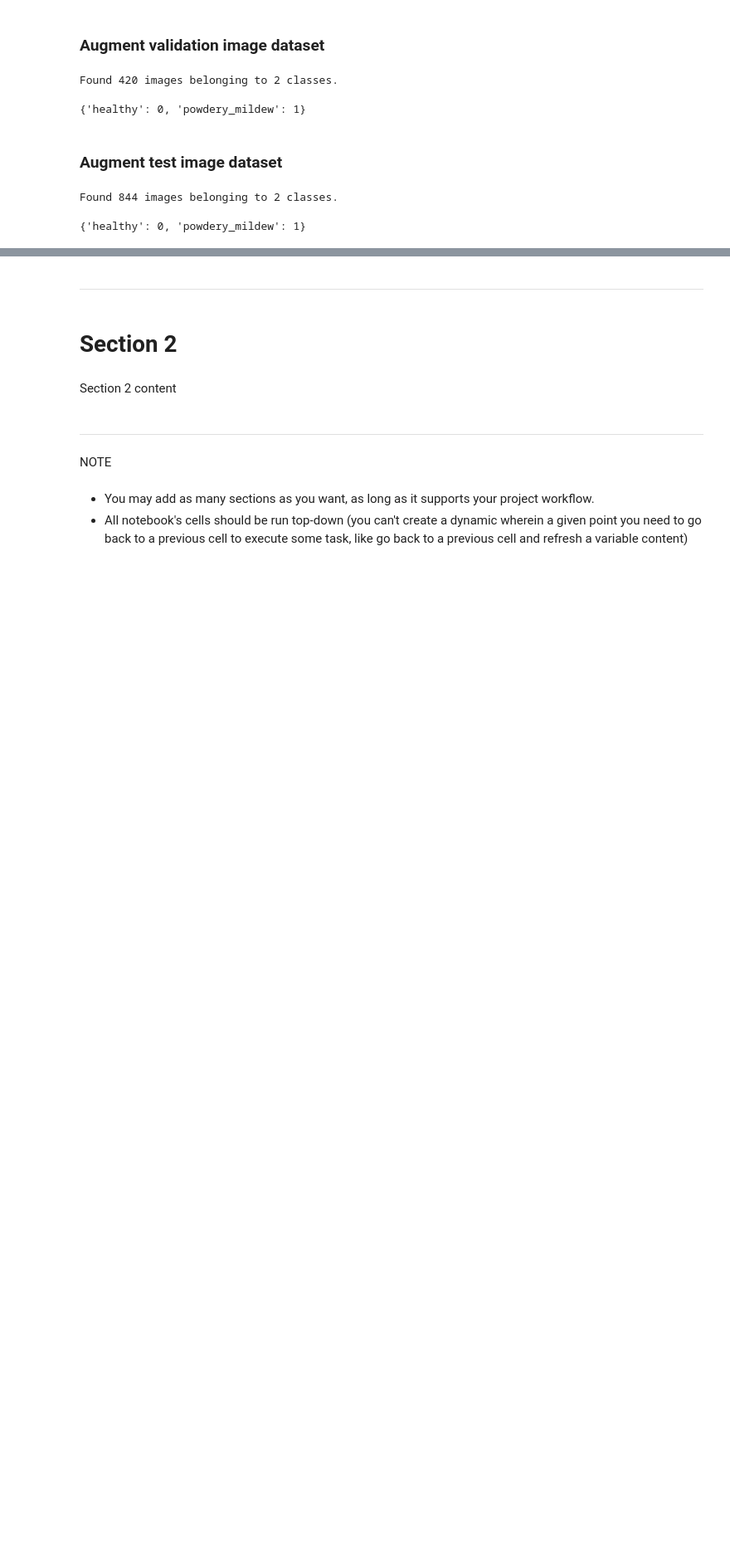
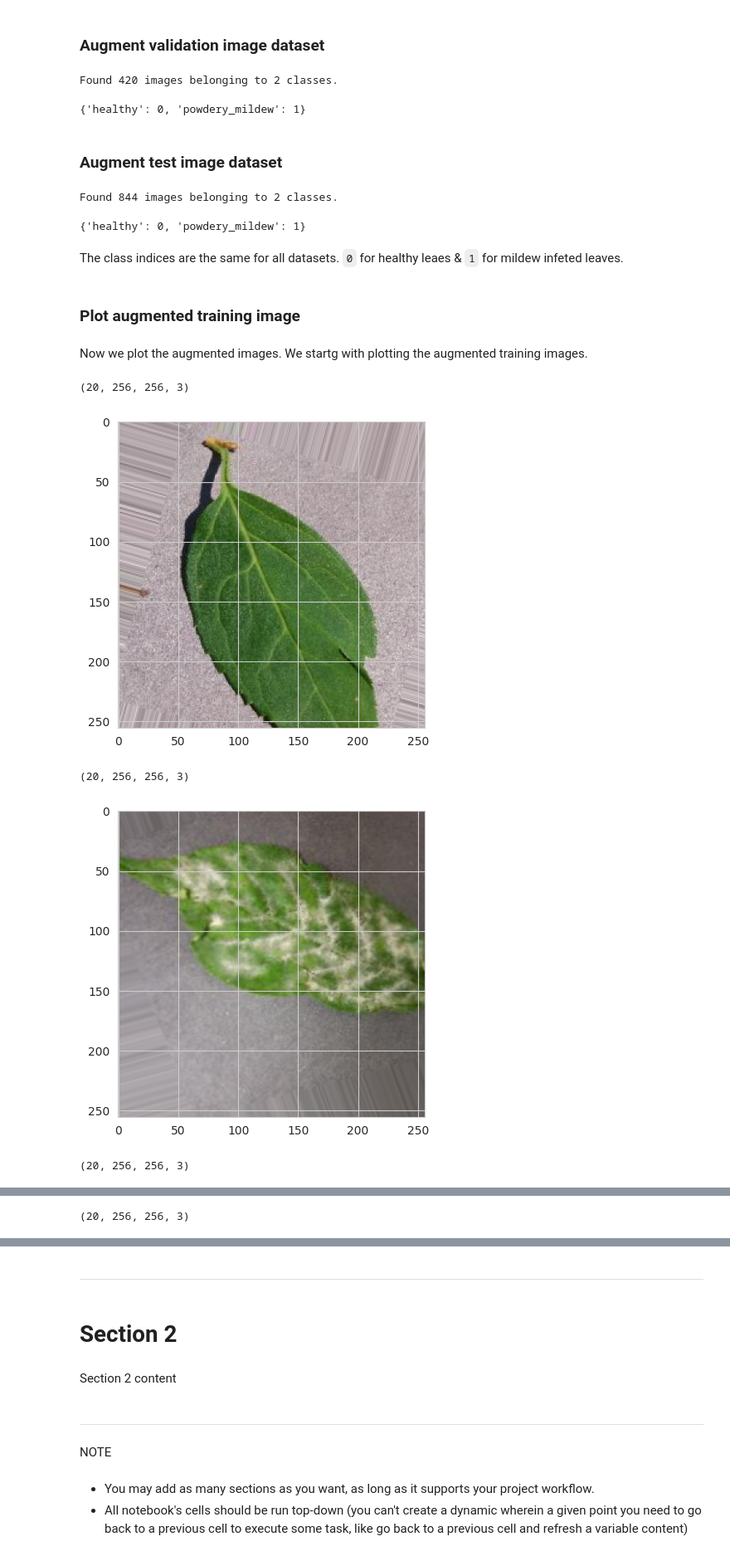
Before and after one commit to Xakkusu/PP5-mildew-detection, a Jupyter notebook: jupyter_notebooks/03_Modelling and Evaluating.ipynb, the cells around one changed output, grey strips where cells are left out. Shown at 83% size. Cells and saved outputs as stored; diff of their text form; code cells hidden in the pictures; blank space fills up the shorter version.

Commit message:
feat: Plot augmented training data

````diff
--- a/jupyter_notebooks/03_Modelling and Evaluating.ipynb
+++ b/jupyter_notebooks/03_Modelling and Evaluating.ipynb
@@ -282,3 +282,21 @@ test_set.class_indices
 # %% [output]
 Found 844 images belonging to 2 classes.
 {'healthy': 0, 'powdery_mildew': 1}
+# %% [markdown]
+The class indices are the same for all datasets. ```0``` for healthy leaes & ```1``` for mildew infeted leaves.
+# %% [markdown]
+### Plot augmented training image
+# %% [markdown]
+Now we plot the augmented images. We startg with plotting the augmented training images.
+# %%
+for _ in range(4):
+    img, label = next(train_set)
+    print(img.shape)
+    plt.imshow(img[0])
+    plt.show()
+# %% [output]
+(20, 256, 256, 3)
+[figure, added]
+(20, 256, 256, 3)
+[figure, added]
+(20, 256, 256, 3)
@@ -284,0 +304 @@ Found 844 images belonging to 2 classes.
+(20, 256, 256, 3)
````
Also changed, not shown: parts of 2 cells of this notebook.
